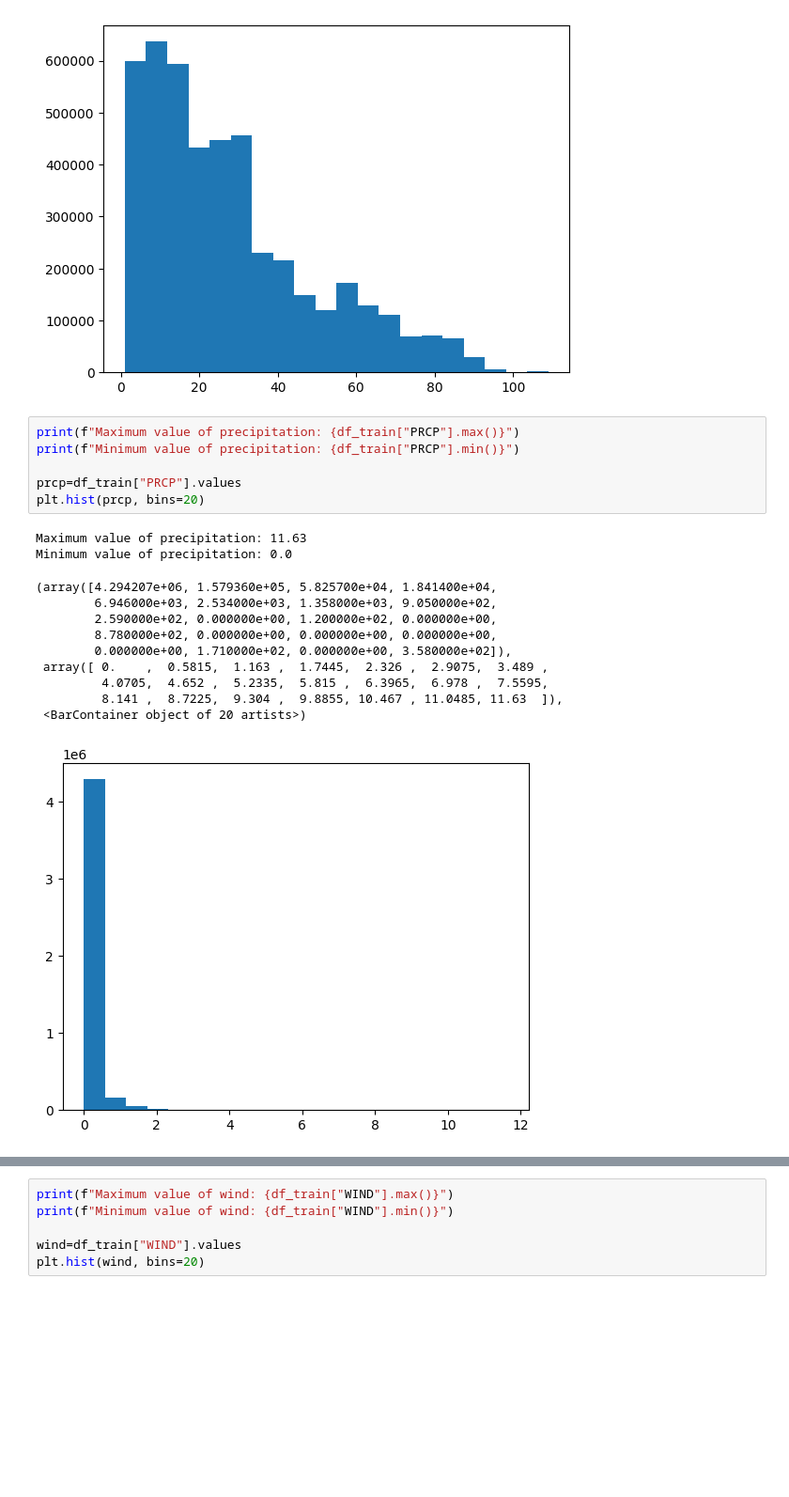
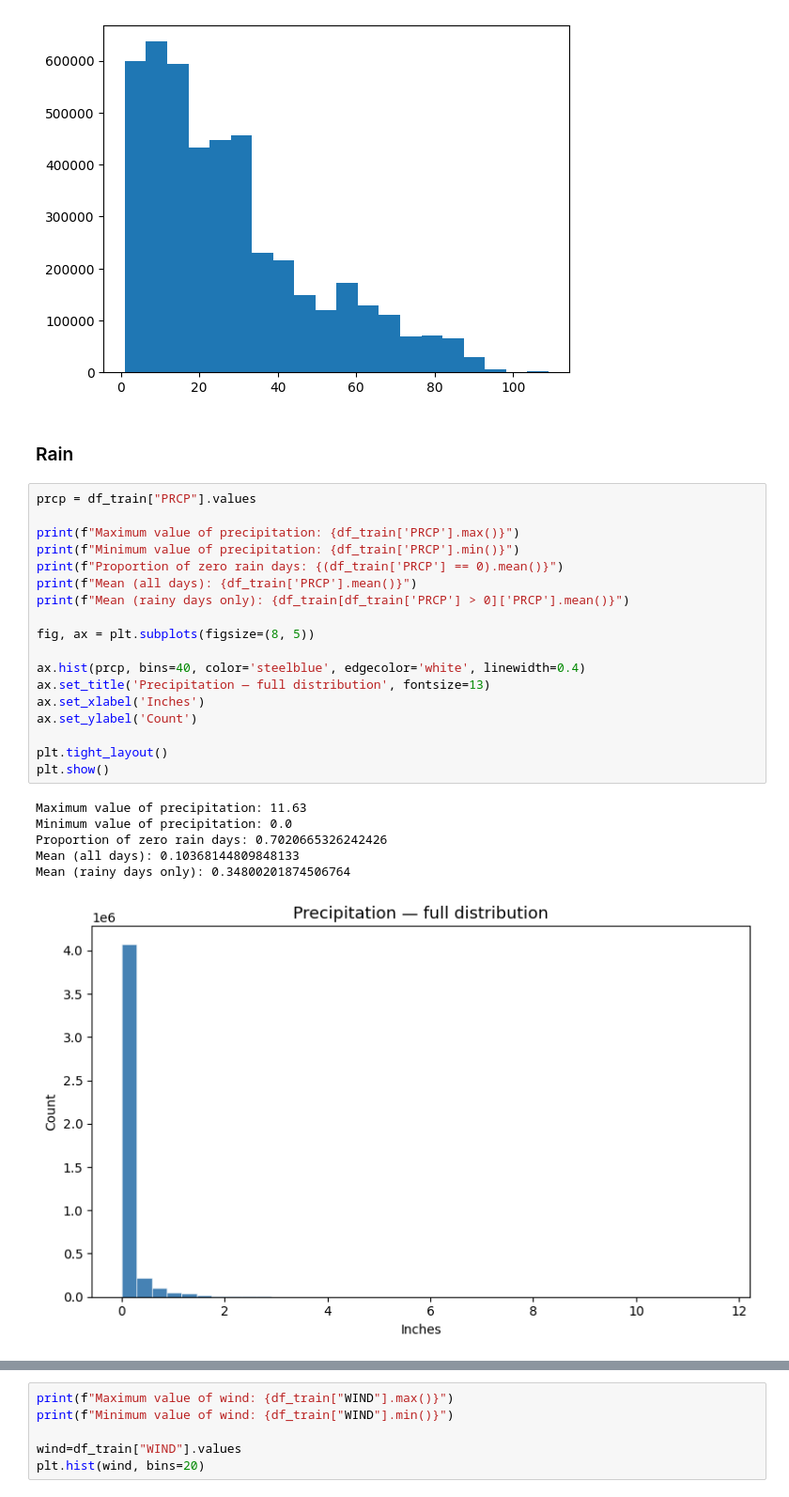
Before and after one commit to mariatmvendas/mbml_project, a Jupyter notebook: EDA.ipynb, the cells around one changed output, grey strips where cells are left out. Shown at 94% size. Cells and saved outputs as stored; diff of their text form; blank space fills up the shorter version.

```diff
--- a/EDA.ipynb
+++ b/EDA.ipynb
@@ -121,22 +137,30 @@ Minimum value of concurrent flights: 1
          98.2, 103.6, 109. ]),
  <BarContainer object of 20 artists>)
 [figure]
-# %%
-print(f"Maximum value of precipitation: {df_train["PRCP"].max()}")
-print(f"Minimum value of precipitation: {df_train["PRCP"].min()}")
-
-prcp=df_train["PRCP"].values
-plt.hist(prcp, bins=20)
-# %% [output]
-Maximum value of precipitation: 11.63
-Minimum value of precipitation: 0.0
-(array([4.294207e+06, 1.579360e+05, 5.825700e+04, 1.841400e+04,
-        6.946000e+03, 2.534000e+03, 1.358000e+03, 9.050000e+02,
-        2.590000e+02, 0.000000e+00, 1.200000e+02, 0.000000e+00,
-        8.780000e+02, 0.000000e+00, 0.000000e+00, 0.000000e+00,
-        0.000000e+00, 1.710000e+02, 0.000000e+00, 3.580000e+02]),
- array([ 0.    ,  0.5815,  1.163 ,  1.7445,  2.326 ,  2.9075,  3.489 ,
-         4.0705,  4.652 ,  5.2335,  5.815 ,  6.3965,  6.978 ,  7.5595,
-         8.141 ,  8.7225,  9.304 ,  9.8855, 10.467 , 11.0485, 11.63  ]),
- <BarContainer object of 20 artists>)
-[figure, removed]
+# %% [markdown]
+### Rain
+# %%
+prcp = df_train["PRCP"].values
+
+print(f"Maximum value of precipitation: {df_train['PRCP'].max()}")
+print(f"Minimum value of precipitation: {df_train['PRCP'].min()}")
+print(f"Proportion of zero rain days: {(df_train['PRCP'] == 0).mean()}")
+print(f"Mean (all days): {df_train['PRCP'].mean()}")
+print(f"Mean (rainy days only): {df_train[df_train['PRCP'] > 0]['PRCP'].mean()}")
+
+fig, ax = plt.subplots(figsize=(8, 5))
+
+ax.hist(prcp, bins=40, color='steelblue', edgecolor='white', linewidth=0.4)
+ax.set_title('Precipitation — full distribution', fontsize=13)
+ax.set_xlabel('Inches')
+ax.set_ylabel('Count')
+
+plt.tight_layout()
+plt.show()
+# %% [output]
+Maximum value of precipitation: 11.63
+Minimum value of precipitation: 0.0
+Proportion of zero rain days: 0.7020665326242426
+Mean (all days): 0.10368144809848133
+Mean (rainy days only): 0.34800201874506764
+[figure, added]
```
Also changed, not shown: parts of 16 cells of this notebook, 1 other file.
